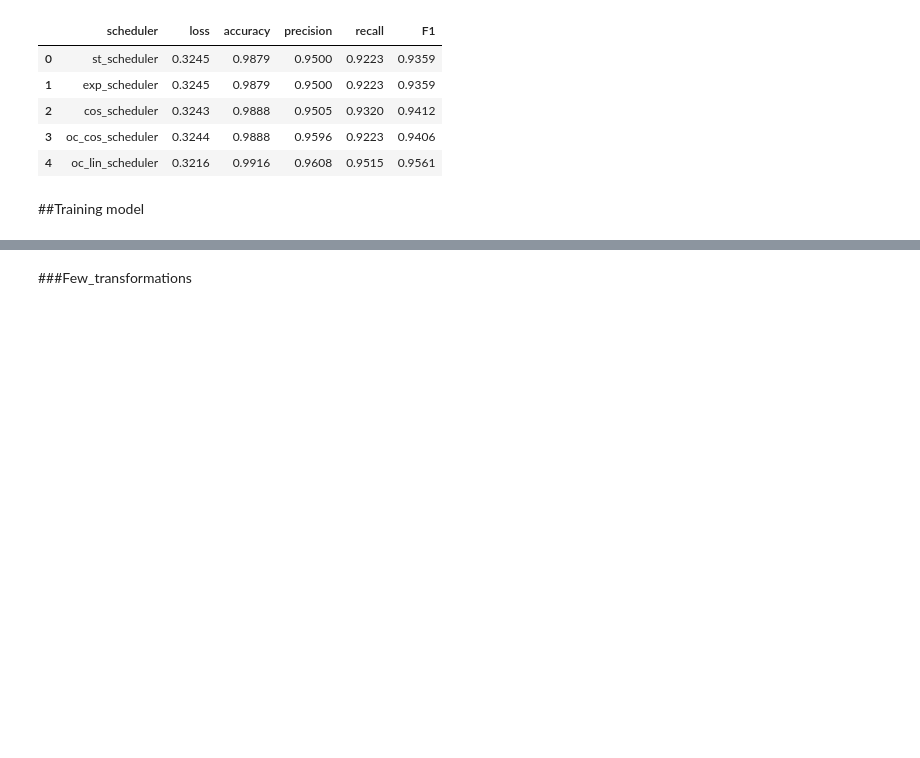
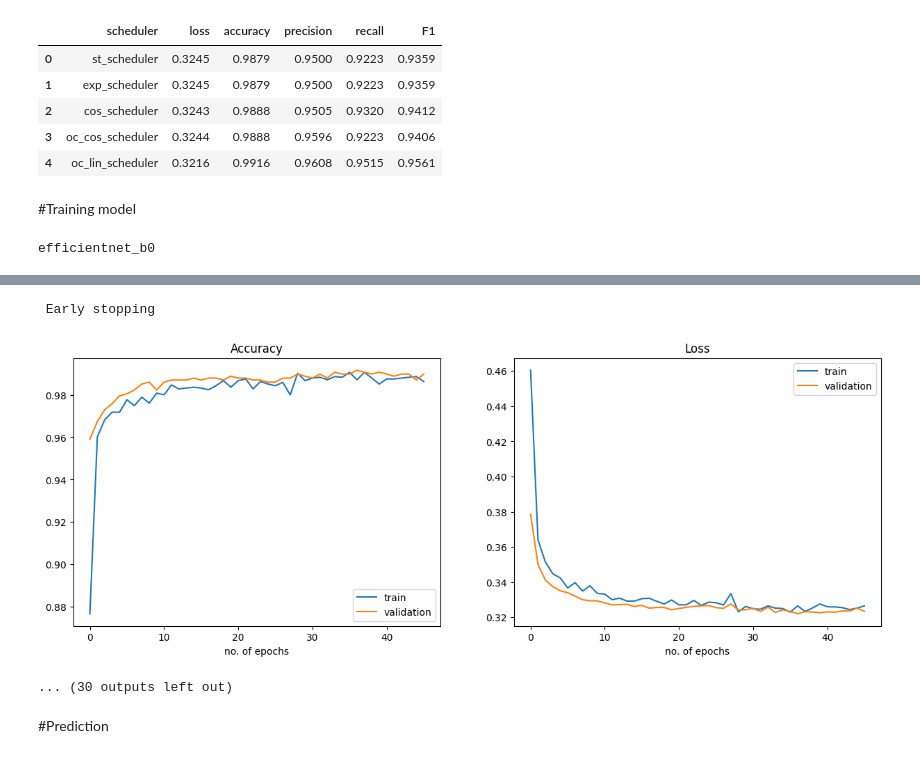
Before and after one commit to aziegert/Cataract_Classification_CV, a Jupyter notebook: Cataract_Classification_CV.ipynb, the cells around one changed output, grey strips where cells are left out. Saved outputs shown, nothing was run; the diff lists cells and outputs as text; code cells hidden in the pictures; blank space fills up the shorter version.

```diff
--- a/Cataract_Classification_CV.ipynb
+++ b/Cataract_Classification_CV.ipynb
@@ -851,12 +616,12 @@ batch_size = 64
 # %% [markdown]
 ##Selecting learning rate sheduler
 # %%
-num_epochs = 20
+num_epochs = 10
 total_steps = len(dataloaders['train'])*num_epochs
 # %%
-st_scheduler = StepLR(optimizer, step_size=10, gamma=1)
+st_scheduler = StepLR(optimizer, step_size=total_steps, gamma=1)
 
-exp_scheduler = ExponentialLR(optimizer, gamma=0.7)
+exp_scheduler = ExponentialLR(optimizer, gamma=0.9)
 
 cos_scheduler = CosineAnnealingLR(optimizer, T_max=total_steps, eta_min=0.0001)
 
@@ -925,4 +674,38 @@ scheduler_scores
 | 3 | oc_cos_scheduler | 0.3244 | 0.9888 | 0.9596 | 0.9223 | 0.9406 |
 | 4 | oc_lin_scheduler | 0.3216 | 0.9916 | 0.9608 | 0.9515 | 0.9561 |
 # %% [markdown]
-##Training model
+#Training model
+# %%
+efficientnet_models = ['efficientnet_b0', 'efficientnet_b1', 'efficientnet_b2', 'efficientnet_b3']
+# %%
+num_epochs = 50
+dataloaders = create_dataloaders(selected_transforms, batch_size=batch_size, val_loader=val_loader)
+total_steps = len(dataloaders['train'])*num_epochs
+scheduler = OneCycleLR(optimizer,
+                       max_lr=0.001,
+                       total_steps=total_steps,
+                       epochs=num_epochs,
+                       anneal_strategy="linear")
+# %%
+saved_path = Path('/content/drive/MyDrive/Colab Notebooks/Saved Models/Cataract_Classification')
+results = {}
+
+for i, efficientnet in enumerate(efficientnet_models):
+
+  print(efficientnet)
+
+  model, optimizer = prepare_model_2(efficientnet, nn.Softmax(dim=1), learning_rate=0.001)
+  best_model, best_metrics, train_history = train_model(dataloaders, model=model, criterion=criterion, optimizer=optimizer, scheduler=scheduler, num_epochs=num_epochs)
+
+  plot_learning(train_history)
+  print()
+
+  results[efficientnet] = best_metrics.T
+
+  model_file = 'best_model_' + efficientnet +'.pt'
+  torch.save(model.state_dict(), saved_path/model_file)
+
+results = pd.concat(results.values(), keys=results.keys())
+results
+# %% [output]
+efficientnet_b0
@@ -929,2 +739,5 @@ scheduler_scores
+ Early stopping
+[figure, added]
+... (30 outputs left out)
 # %% [markdown]
-###Few_transformations
+#Prediction
```
Also changed, not shown: parts of 67 cells of this notebook.
